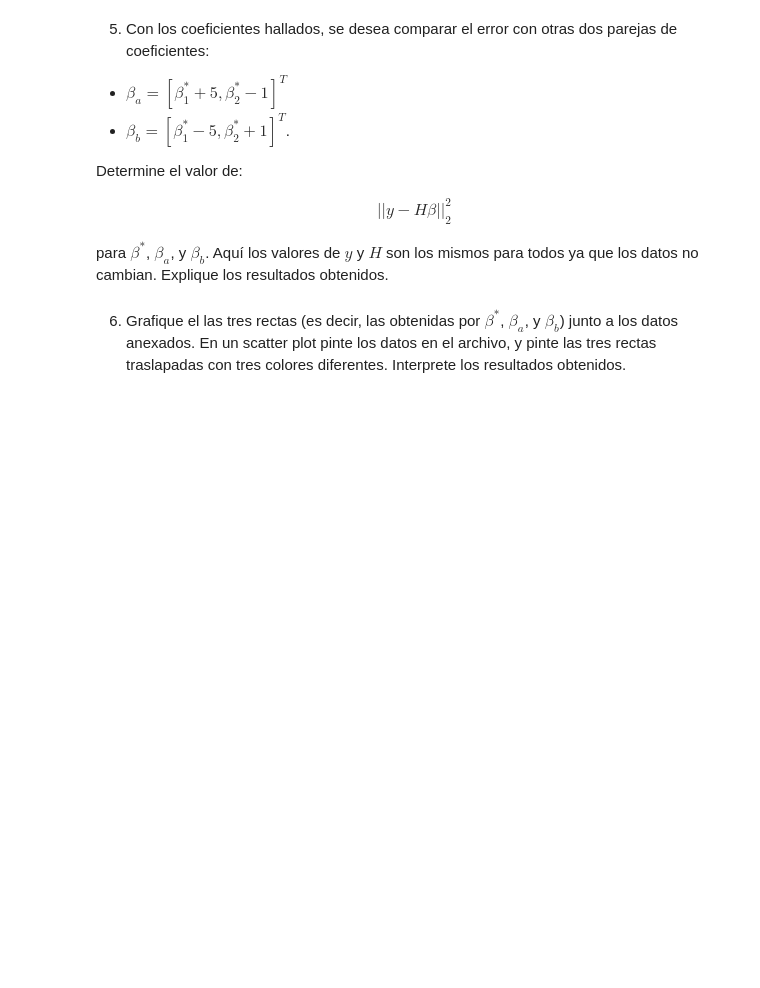
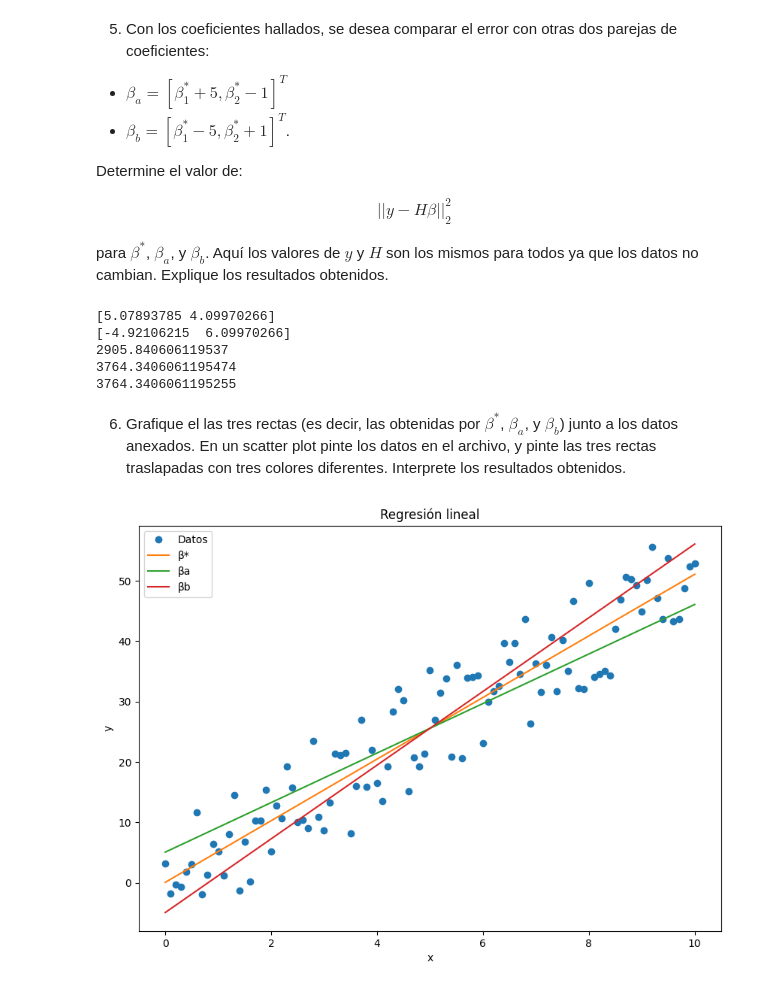
Before and after one commit to DavidTobonIBIO/Labs-IBIO2240, a Jupyter notebook: Lab8/Laboratorio_8.ipynb, the cells around one changed output. Drawn from its saved outputs; the diff is of its cells as text; code cells hidden in the pictures; blank space fills up the shorter version.

```diff
--- a/Lab8/Laboratorio_8.ipynb
+++ b/Lab8/Laboratorio_8.ipynb
@@ -97,5 +89,45 @@ Determine el valor de:
  \end{align*}
 
 para $\beta^*$, $\beta_a$, y $\beta_b$. Aquí los valores de $y$ y $H$ son los mismos para todos ya que los datos no cambian. Explique los resultados obtenidos.
+# %%
+ba = np.array([b[0]+5,b[1]-1])
+bb = np.array([b[0]-5,b[1]+1])
+
+
+error_b1 = (np.linalg.norm(y-np.dot(H,b)))**2
+error_b2 = (np.linalg.norm(y-np.dot(H,ba.T)))**2
+error_b3 = (np.linalg.norm(y-np.dot(H,bb.T)))**2
+print(error_b1)
+print(error_b2)
+print(error_b3)
+# %% [output]
+[5.07893785 4.09970266]
+[-4.92106215  6.09970266]
+2905.840606119537
+3764.3406061195474
+3764.3406061195255
 # %% [markdown]
 6. Grafique el las tres rectas (es decir, las obtenidas por $\beta^*$, $\beta_a$, y $\beta_b$)  junto a los datos anexados. En un scatter plot pinte los datos en el archivo, y pinte las tres rectas traslapadas con tres colores diferentes. Interprete los resultados obtenidos.
+# %%
+def graph(b,x):
+    y_valores = np.zeros(len(x))
+    for i in range(0,len(x)):
+        y_valores[i] = b[0] + b[1]*x[i]
+    return y_valores
+
+b_ast = graph(b,x)
+b_a = graph(ba,x)
+b_b = graph(bb,x)
+bs = [b_ast, b_a, b_b]
+
+plt.figure(figsize=(10,7))
+plt.plot(x,y,'o')
+for i in range(0,len(bs)):
+    plt.plot(x,bs[i])
+plt.xlabel('x')
+plt.ylabel('y')
+plt.title('Regresión lineal')
+plt.legend(['Datos','β*','βa','βb'])
+plt.show()
+# %% [output]
+[figure, added]
```
Also changed, not shown: parts of 6 cells of this notebook.
